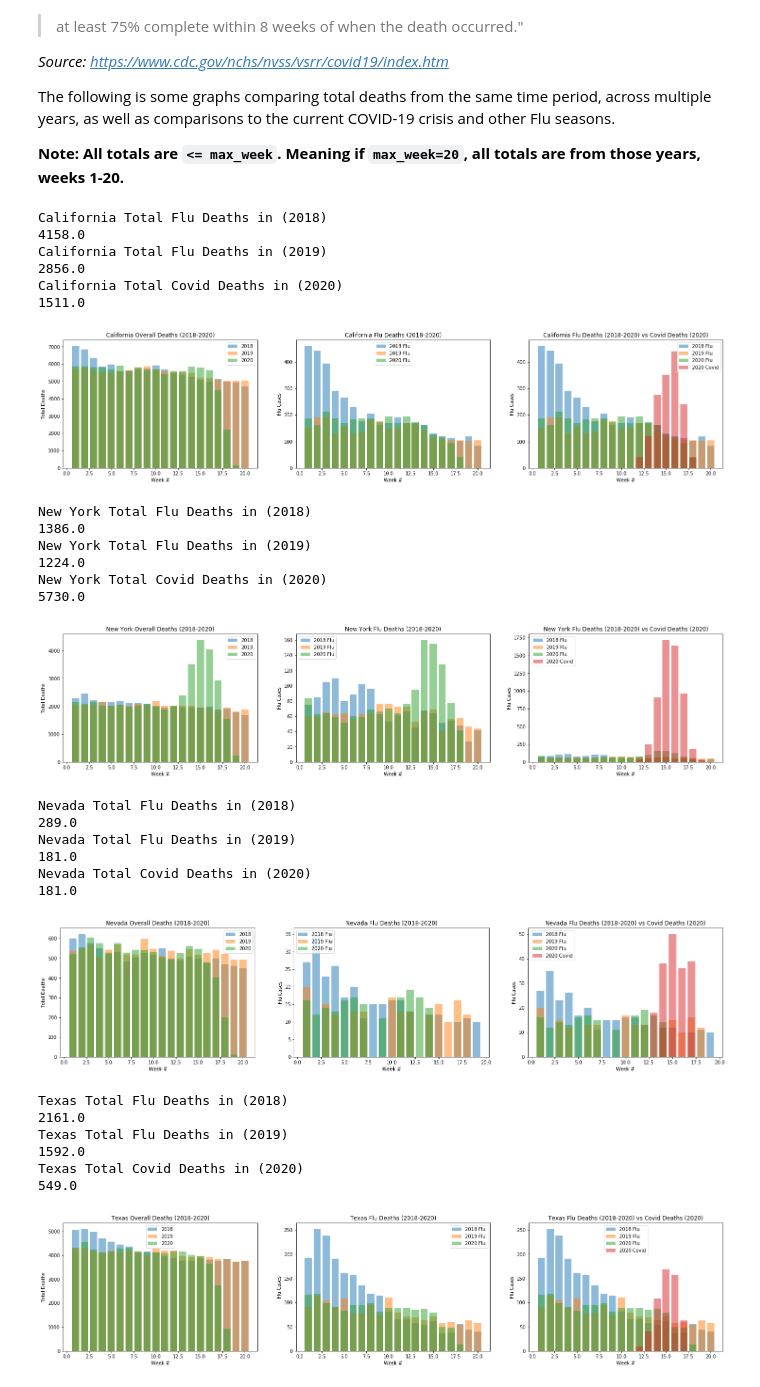
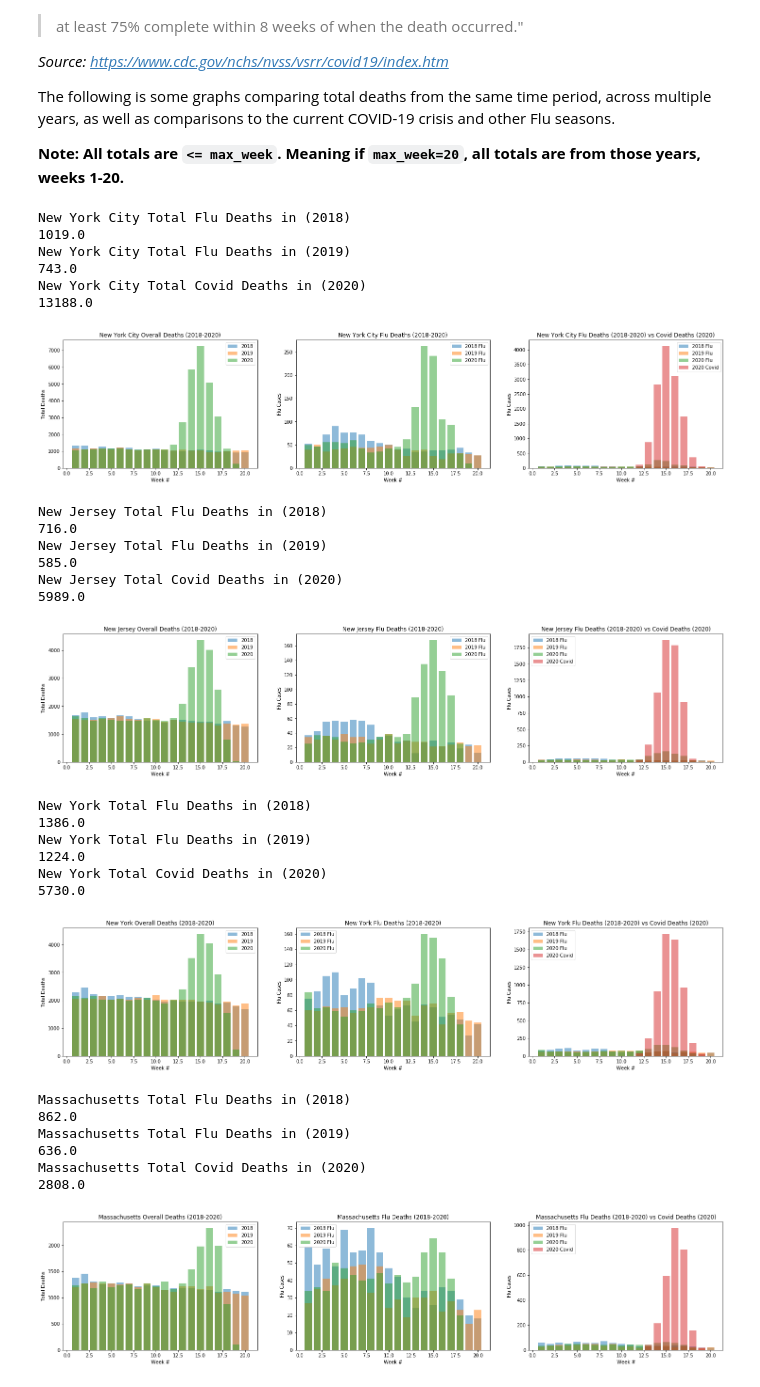
Before and after one commit to joshterrill/covid-research, a Jupyter notebook: CovidDeaths.ipynb, the cells around one changed output. Cells and saved outputs as stored; diff of their text form; code cells hidden in the pictures.

Commit message:
added all unique states order by severity

```diff
--- a/CovidDeaths.ipynb
+++ b/CovidDeaths.ipynb
@@ -45,12 +45,15 @@ This is what the CDC says about their numbers:
 The following is some graphs comparing total deaths from the same time period, across multiple years, as well as comparisons to the current COVID-19 crisis and other Flu seasons.
 
 **Note: All totals are `<= max_week`. Meaning if `max_week=20`, all totals are from those years, weeks 1-20.**
+# %%
+states = deaths_19_20["Jurisdiction of Occurrence"].unique()
+max_week = 20
+plt.rc('figure', figsize=(25, 5))
+sorted_states_df = deaths_19_20.sort_values(["COVID-19 (U071, Multiple Cause of Death)", "Jurisdiction of Occurrence"], ascending=[0,1])
+
+sorted_states = sorted_states_df["Jurisdiction of Occurrence"].unique()
 # %%
-states = ["California", "New York", "Nevada", "Texas"]
-max_week = 20
-
-plt.rc('figure', figsize=(25, 5))
-for state in states:
+for state in sorted_states:
 
     total_cases_state = deaths_19_20[deaths_19_20["Jurisdiction of Occurrence"] == state]
     total_cases_state = total_cases_state[total_cases_state["MMWR Year"] == 2020]
@@ -92,58 +95,58 @@ for state in states:
     plt.subplot(1, 3, 1)
     plt.bar(filtered_data_2018["MMWR Week"], filtered_data_2018["All  Cause"], label="2018", alpha=0.5)
     plt.bar(filtered_data_2019["MMWR Week"], filtered_data_2019["All Cause"], label="2019", alpha=0.5)
     plt.bar(filtered_data_2020["MMWR Week"], filtered_data_2020["All Cause"], label="2020", alpha=0.5)
     plt.title(state + " Overall Deaths (2018-2020)")
     plt.xlabel("Week #")
     plt.ylabel("Total Deaths")
     plt.legend()
 
     plt.subplot(1, 3, 2)
     plt.bar(filtered_data_2018["MMWR Week"], filtered_data_2018["Influenza and pneumonia (J10-J18)"], label="2018 Flu", alpha=0.5)
     plt.bar(filtered_data_2019["MMWR Week"], filtered_data_2019["Influenza and pneumonia (J10-J18)"], label="2019 Flu", alpha=0.5)
     plt.bar(filtered_data_2020["MMWR Week"], filtered_data_2020["Influenza and pneumonia (J10-J18)"], label="2020 Flu", alpha=0.5)
     plt.title(state + " Flu Deaths (2018-2020)")
     plt.xlabel("Week #")
     plt.ylabel("Flu Cases")
     plt.legend()
 
     plt.subplot(1, 3, 3)
     plt.bar(filtered_data_2018["MMWR Week"], filtered_data_2018["Influenza and pneumonia (J10-J18)"], label="2018 Flu", alpha=0.5)
     plt.bar(filtered_data_2019["MMWR Week"], filtered_data_2019["Influenza and pneumonia (J10-J18)"], label="2019 Flu", alpha=0.5)
     plt.bar(filtered_data_2020["MMWR Week"], filtered_data_2020["Influenza and pneumonia (J10-J18)"], label="2020 Flu", alpha=0.5)
     plt.bar(filtered_data_2020["MMWR Week"], filtered_data_2020["COVID-19 (U071, Multiple Cause of Death)"], label="2020 Covid", alpha=0.5)
     plt.title(state + " Flu Deaths (2018-2020) vs Covid Deaths (2020)")
     plt.xlabel("Week #")
     plt.ylabel("Flu Cases")
     plt.legend()
 
     plt.show()
 # %% [output]
-California Total Flu Deaths in (2018)
-4158.0
-California Total Flu Deaths in (2019)
-2856.0
-California Total Covid Deaths in (2020)
-1511.0
+New York City Total Flu Deaths in (2018)
+1019.0
+New York City Total Flu Deaths in (2019)
+743.0
+New York City Total Covid Deaths in (2020)
+13188.0
-[figure, old version]
+[figure, new version]
-New York Total Flu Deaths in (2018)
-1386.0
-New York Total Flu Deaths in (2019)
-1224.0
-New York Total Covid Deaths in (2020)
-5730.0
+New Jersey Total Flu Deaths in (2018)
+716.0
+New Jersey Total Flu Deaths in (2019)
+585.0
+New Jersey Total Covid Deaths in (2020)
+5989.0
-[figure, old version]
+[figure, new version]
-Nevada Total Flu Deaths in (2018)
-289.0
-Nevada Total Flu Deaths in (2019)
-181.0
-Nevada Total Covid Deaths in (2020)
-181.0
+New York Total Flu Deaths in (2018)
+1386.0
+New York Total Flu Deaths in (2019)
+1224.0
+New York Total Covid Deaths in (2020)
+5730.0
-[figure, old version]
+[figure, new version]
-Texas Total Flu Deaths in (2018)
-2161.0
-Texas Total Flu Deaths in (2019)
-1592.0
-Texas Total Covid Deaths in (2020)
-549.0
+Massachusetts Total Flu Deaths in (2018)
+862.0
+Massachusetts Total Flu Deaths in (2019)
+636.0
+Massachusetts Total Covid Deaths in (2020)
+2808.0
-[figure, old version]
+[figure, new version]
```
Also changed, not shown: parts of 2 cells of this notebook.
